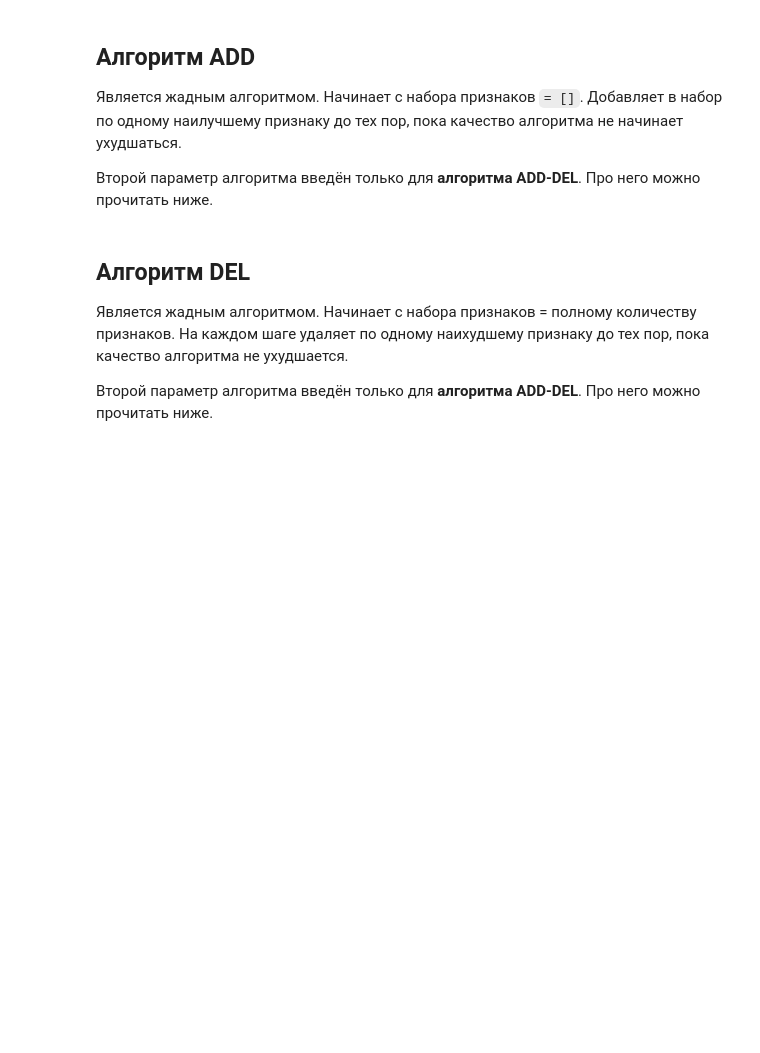
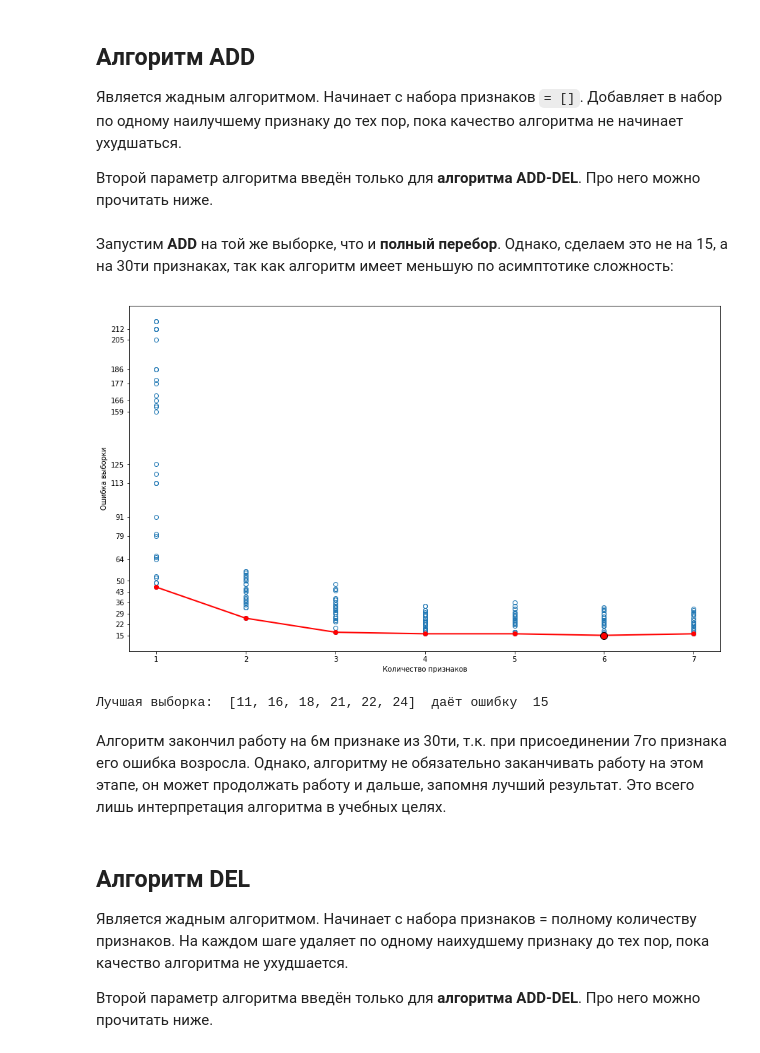
Before and after one commit to Dmitriy-kiselyov/MachineLearning, a Jupyter notebook: ipynb/feature_selection.ipynb, the cells around one changed output. Saved outputs shown, nothing was run; the diff lists cells and outputs as text; code cells hidden in the pictures; blank space fills up the shorter version.

```diff
--- a/ipynb/feature_selection.ipynb
+++ b/ipynb/feature_selection.ipynb
@@ -89,10 +127,12 @@ def selection_full_search(dataset):
 # %%
 def selection_add(dataset, result=None):
     feature_count = get_feature_count(dataset)
+    log = []
     if result is None:
         result = {
             "error": 9999,
-            "features": []
+            "features": [],
+            "log": log
         }
 
     while True:
@@ -106,10 +146,17 @@ def selection_add(dataset, result=None):
             features.sort()
 
             error = count_error(dataset, features)
+
+            log.append({
+                "error": error,
+                "feature_count": len(features)
+            })
+
             if error <= result_cur["error"]:
                 result_cur = {
                     "error": error,
-                    "features": features
+                    "features": features,
+                    "log": log
                 }
 
         if result_cur == result:
@@ -118,6 +165,23 @@ def selection_add(dataset, result=None):
         result = result_cur
 
     return result
+# %% [markdown]
+Запустим **ADD** на той же выборке, что и **полный перебор**. Однако, сделаем это не на 15, а на 30ти признаках, так как алгоритм имеет меньшую по асимптотике сложность:
+# %%
+dataset = datasets.load_breast_cancer()
+feature_count = 30
+dataset.data = dataset.data[:, :feature_count]
+
+result = selection_add(dataset)
+make_plot(dataset, result)
+plot.show()
+
+print("Лучшая выборка: ", result["features"], " даёт ошибку ", result["error"])
+# %% [output]
+[figure, added]
+Лучшая выборка:  [11, 16, 18, 21, 22, 24]  даёт ошибку  15
+# %% [markdown]
+Алгоритм закончил работу на 6м признаке из 30ти, т.к. при присоединении 7го признака его ошибка возросла. Однако, алгоритму не обязательно заканчивать работу на этом этапе, он может продолжать работу и дальше, запомня лучший результат. Это всего лишь интерпретация алгоритма в учебных целях.
 # %% [markdown]
 ## Алгоритм DEL
 
```
Also changed, not shown: parts of 14 cells of this notebook, 5 other files.
